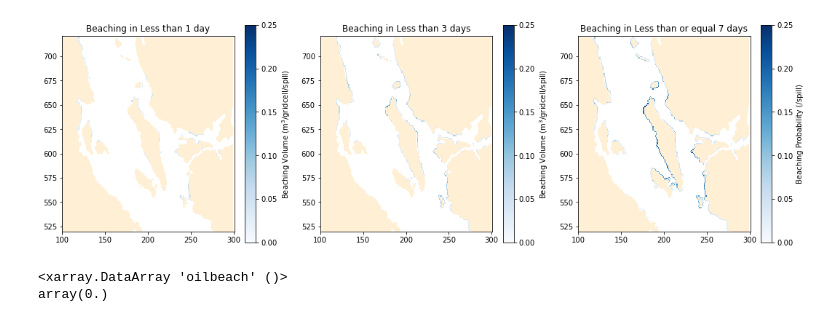
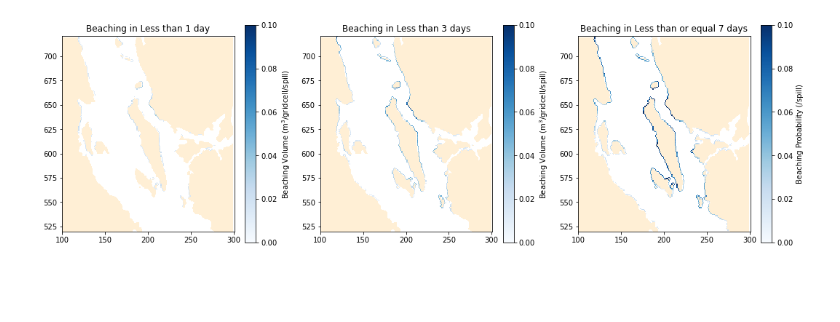
Before and after one commit to MIDOSS/Visualization, a Jupyter notebook: BeachingPresence.ipynb, the cells around one changed output. Saved outputs shown, nothing was run; the diff lists cells and outputs as text; code cells hidden in the pictures; blank space fills up the shorter version.

Commit message:
Beaching updated for 240 runs

```diff
--- a/BeachingPresence.ipynb
+++ b/BeachingPresence.ipynb
@@ -17,9 +17,9 @@ jmin, jmax = 100, 300
 y_slice = np.arange(imin, imax)
 x_slice = np.arange(jmin, jmax)
 # %%
-data3d_1 = xr.open_dataset('/data/sallen/results/MIDOSS/Monte_Carlo/first30_beachpresence1.nc')
-data3d_3 = xr.open_dataset('/data/sallen/results/MIDOSS/Monte_Carlo/first30_beachpresence3.nc')
-data3d_7 = xr.open_dataset('/data/sallen/results/MIDOSS/Monte_Carlo/first30_beachpresence7.nc')
+data3d_1 = xr.open_dataset('/data/sallen/results/MIDOSS/Monte_Carlo/first240_beachpresence1.nc')
+data3d_3 = xr.open_dataset('/data/sallen/results/MIDOSS/Monte_Carlo/first240_beachpresence3.nc')
+data3d_7 = xr.open_dataset('/data/sallen/results/MIDOSS/Monte_Carlo/first240_beachpresence7.nc')
 # %%
 oilbeach1 = np.ma.masked_array(data3d_1.oilbeach, data3d_1.oilbeach < 0.01)
 oilbeach3 = np.ma.masked_array(data3d_3.oilbeach, data3d_3.oilbeach < 0.01)
@@ -27,30 +27,26 @@ oilbeach7 = np.ma.masked_array(data3d_7.oilbeach, data3d_7.oilbeach < 0.01)
 # %%
 fig, axs = plt.subplots(1, 3, figsize=(18, 5.5))
 for ax in axs:
     viz_tools.plot_land_mask(ax, '/home/sallen/MEOPAR/grid/bathymetry_201702.nc',
                          xslice=x_slice, yslice=y_slice, color=landcolour)
     viz_tools.set_aspect(ax);
 
-colours = axs[0].pcolormesh(np.arange(jmin,jmax+1)+0.75, np.arange(imin,imax+1)+0.75, oilbeach1[imin:imax , jmin:jmax], cmap='Blues', vmax=0.25, vmin=0);
+vmax = 0.1
+colours = axs[0].pcolormesh(np.arange(jmin,jmax+1)+0.75, np.arange(imin,imax+1)+0.75, oilbeach1[imin:imax , jmin:jmax], cmap='Blues', vmax=vmax, vmin=0);
 cb = fig.colorbar(colours, ax=axs[0])
 cb.set_label('Beaching Volume (m$^3$/gridcell/spill)')
 axs[0].set_title("Beaching in Less than 1 day")
 
-colours = axs[1].pcolormesh(np.arange(jmin,jmax+1)+0.75, np.arange(imin,imax+1)+0.75, oilbeach3[imin:imax , jmin:jmax], cmap='Blues', vmax=0.25, vmin=0);
+colours = axs[1].pcolormesh(np.arange(jmin,jmax+1)+0.75, np.arange(imin,imax+1)+0.75, oilbeach3[imin:imax , jmin:jmax], cmap='Blues', vmax=vmax, vmin=0);
 cb = fig.colorbar(colours, ax=axs[1])
 cb.set_label('Beaching Volume (m$^3$/gridcell/spill)')
 axs[1].set_title("Beaching in Less than 3 days")
 
-colours = axs[2].pcolormesh(np.arange(jmin,jmax+1)+0.75, np.arange(imin,imax+1)+0.75,  oilbeach7[imin:imax , jmin:jmax], cmap='Blues', vmax=0.25, vmin=0);
+colours = axs[2].pcolormesh(np.arange(jmin,jmax+1)+0.75, np.arange(imin,imax+1)+0.75,  oilbeach7[imin:imax , jmin:jmax], cmap='Blues', vmax=vmax, vmin=0);
 cb = fig.colorbar(colours, ax=axs[2])
 cb.set_label('Beaching Probability (/spill)')
 axs[2].set_title("Beaching in Less than or equal 7 days")
 
-fig.savefig('BeachingPresence_for_30.png')
+fig.savefig('BeachingPresence_for_240.png')
 # %% [output]
-[figure, old version]
+[figure, new version]
-# %%
-diffy.min()
-# %% [output]
-<xarray.DataArray 'oilbeach' ()>
-array(0.)
```
Also changed, not shown: 1 other file.
